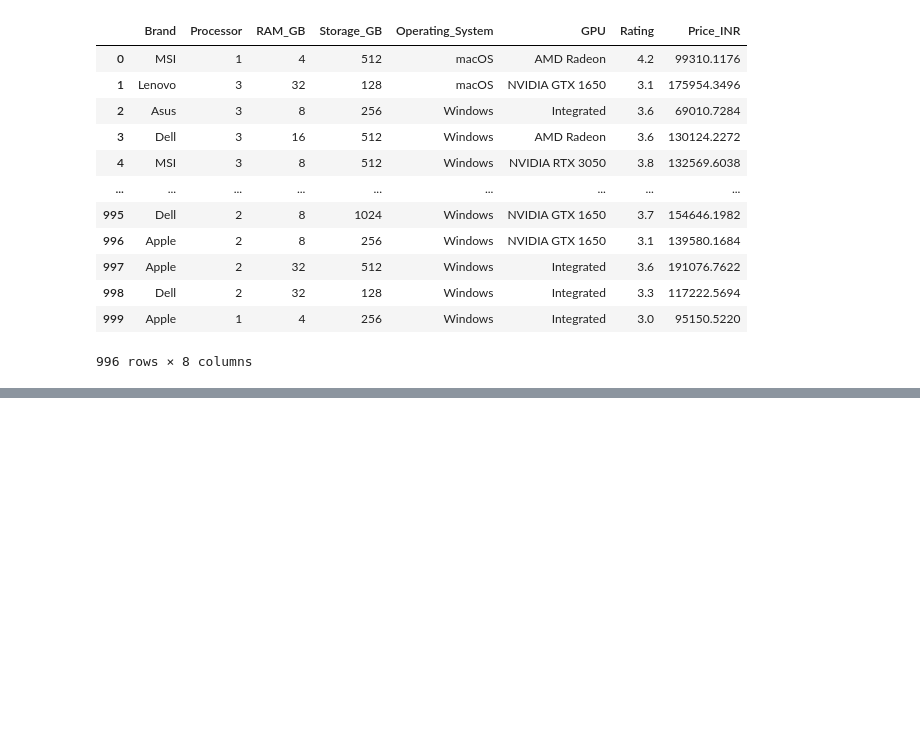
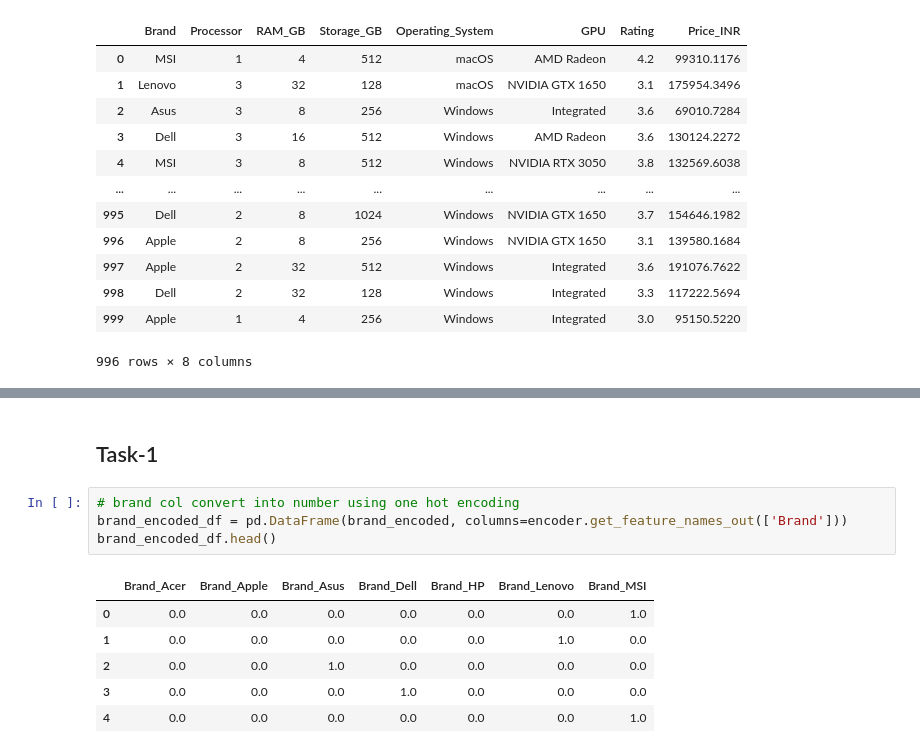
Before and after one commit to subxm/TekWorks, a Jupyter notebook: ML-Project/Amazon_laptop_price_prediction.ipynb, the cells around one changed output, grey strips where cells are left out. Drawn from its saved outputs; the diff is of its cells as text; blank space fills up the shorter version.

```diff
--- a/ML-Project/Amazon_laptop_price_prediction.ipynb
+++ b/ML-Project/Amazon_laptop_price_prediction.ipynb
@@ -130,0 +167,13 @@ data
+# %% [markdown]
+## Task-1
+# %%
+# brand col convert into number using one hot encoding
+brand_encoded_df = pd.DataFrame(brand_encoded, columns=encoder.get_feature_names_out(['Brand']))
+brand_encoded_df.head()
+# %% [output]
+|  | Brand_Acer | Brand_Apple | Brand_Asus | Brand_Dell | Brand_HP | Brand_Lenovo | Brand_MSI |
+| 0 | 0.0 | 0.0 | 0.0 | 0.0 | 0.0 | 0.0 | 1.0 |
+| 1 | 0.0 | 0.0 | 0.0 | 0.0 | 0.0 | 1.0 | 0.0 |
+| 2 | 0.0 | 0.0 | 1.0 | 0.0 | 0.0 | 0.0 | 0.0 |
+| 3 | 0.0 | 0.0 | 0.0 | 1.0 | 0.0 | 0.0 | 0.0 |
+| 4 | 0.0 | 0.0 | 0.0 | 0.0 | 0.0 | 0.0 | 1.0 |
```
Also changed, not shown: parts of 12 cells of this notebook, 5 other files.
